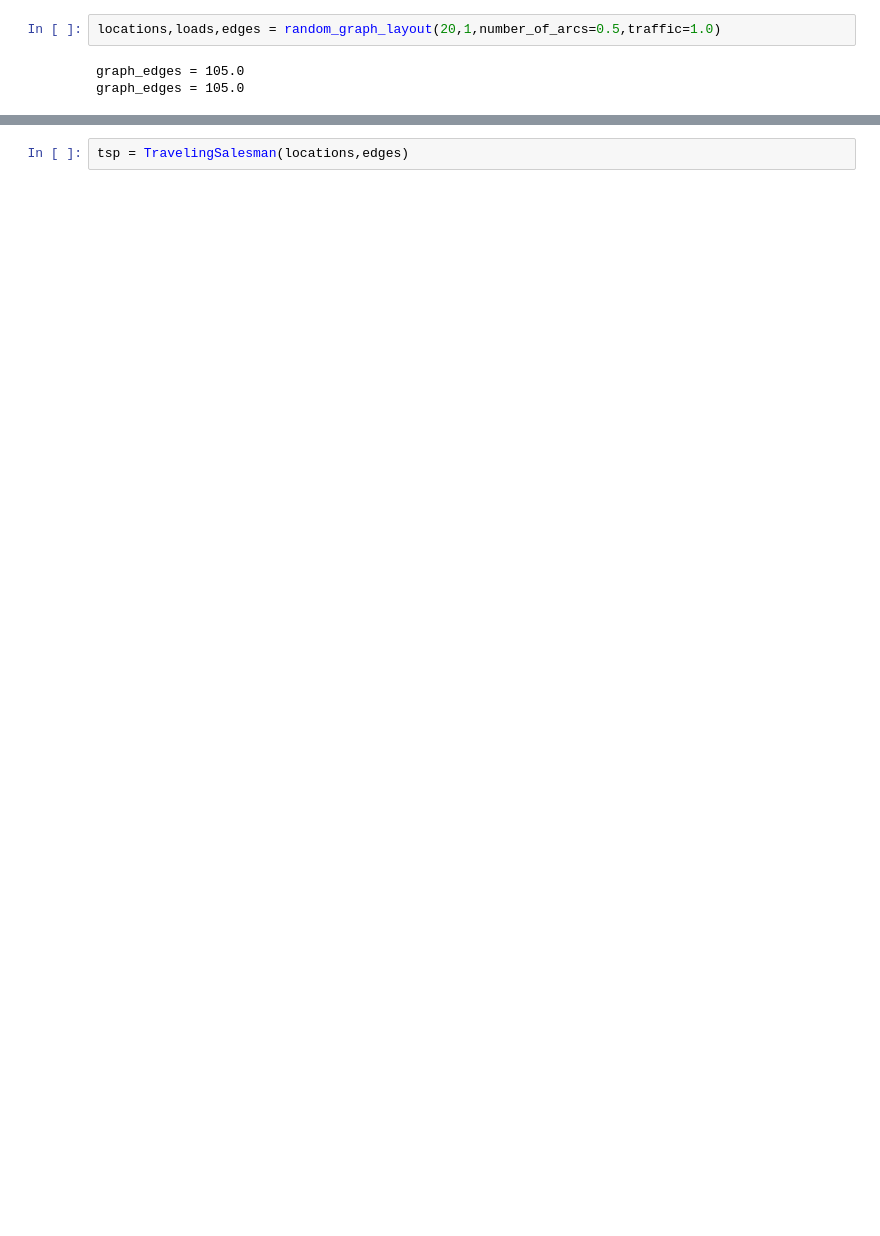
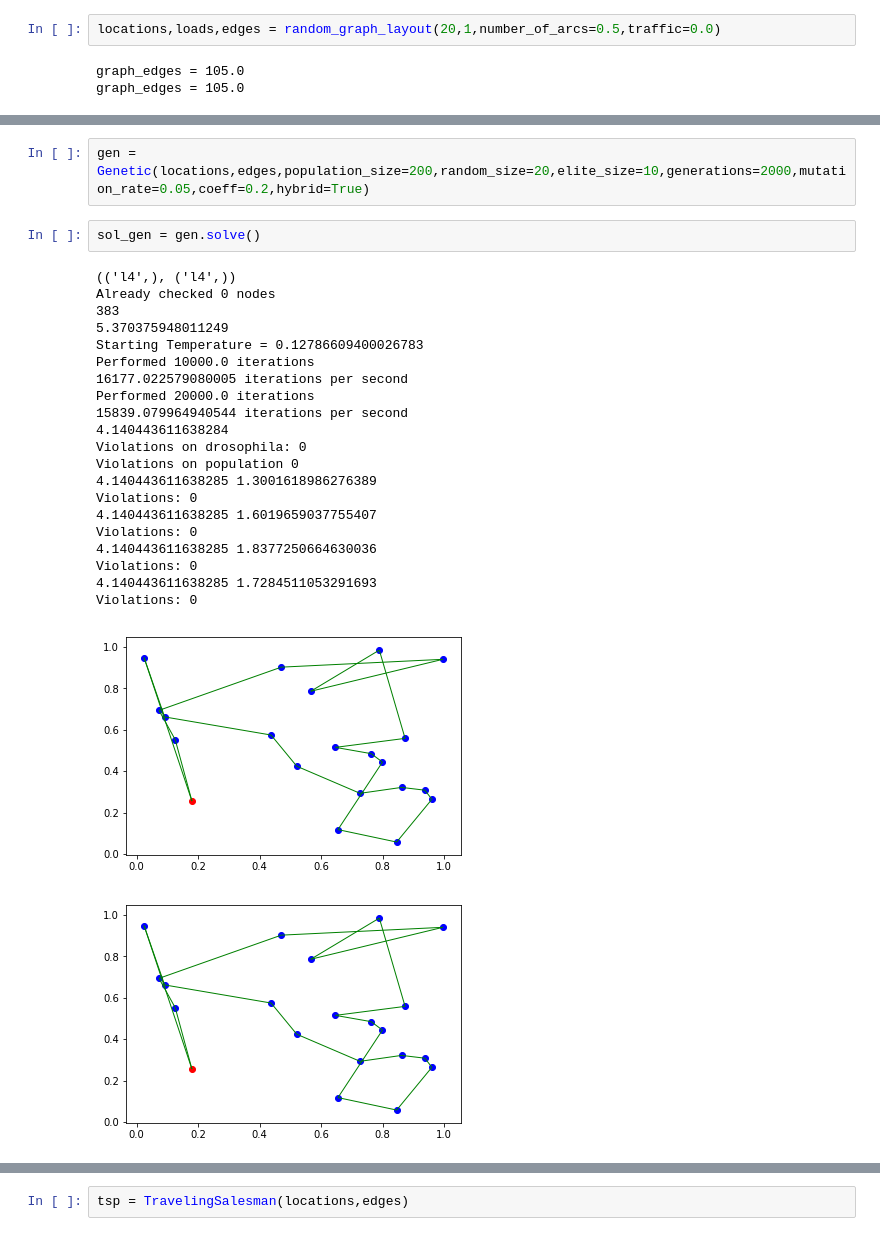
Before and after one commit to Ciro-Taranto/tsp_exercise, a Jupyter notebook: Untitled.ipynb, the cells around one changed output, grey strips where cells are left out. Drawn from its saved outputs; the diff is of its cells as text; blank space fills up the shorter version.

Commit message:
Genetic algorithm formally working. But most likely Breeding is not efficient.

```diff
--- a/Untitled.ipynb
+++ b/Untitled.ipynb
@@ -15,7 +16,7 @@ from algorithms.constraint_satisfaction import ConstraintSatisfaction
 The autoreload extension is already loaded. To reload it, use:
   %reload_ext autoreload
 # %%
-locations,loads,edges = random_graph_layout(20,1,number_of_arcs=0.5,traffic=1.0)
+locations,loads,edges = random_graph_layout(20,1,number_of_arcs=0.5,traffic=0.0)
 # %% [output]
 graph_edges = 105.0
 graph_edges = 105.0
@@ -66,0 +43,27 @@ plt.plot(anneal.fitness_list,'-o')
+# %%
+gen = Genetic(locations,edges,population_size=200,random_size=20,elite_size=10,generations=2000,mutation_rate=0.05,coeff=0.2,hybrid=True)
+# %%
+sol_gen = gen.solve()
+# %% [output]
+(('l4',), ('l4',))
+Already checked 0 nodes
+383
+5.370375948011249
+Starting Temperature = 0.12786609400026783
+Performed 10000.0 iterations
+16177.022579080005 iterations per second
+Performed 20000.0 iterations
+15839.079964940544 iterations per second
+4.140443611638284
+Violations on drosophila: 0
+Violations on population 0
+4.140443611638285 1.3001618986276389
+Violations: 0
+4.140443611638285 1.6019659037755407
+Violations: 0
+4.140443611638285 1.8377250664630036
+Violations: 0
+4.140443611638285 1.7284511053291693
+Violations: 0
+[figure, added]
+[figure, added]
```
Also changed, not shown: parts of 17 cells of this notebook, 1 other file.
